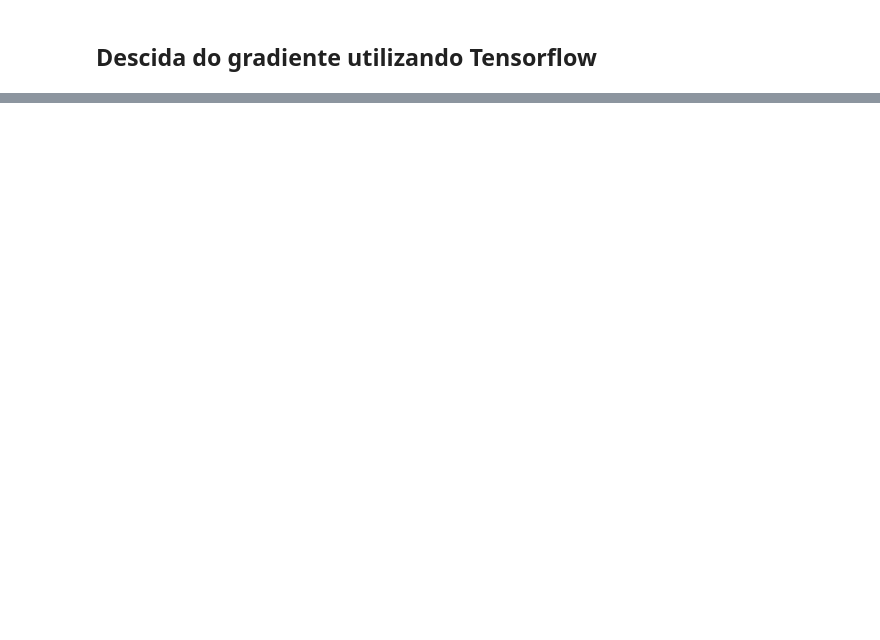
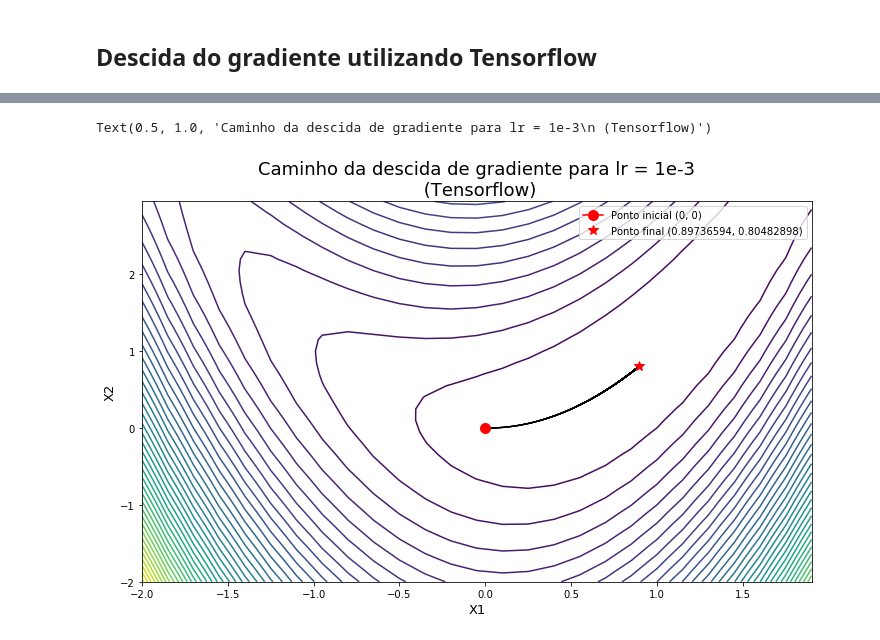
Before and after one commit to andisantos/MO431-432, a Jupyter notebook: MO431/T2/Tarefa_2_dre.ipynb, the cells around one changed output, grey strips where cells are left out. Cells and saved outputs as stored; diff of their text form; code cells hidden in the pictures; blank space fills up the shorter version.

```diff
--- a/MO431/T2/Tarefa_2_dre.ipynb
+++ b/MO431/T2/Tarefa_2_dre.ipynb
@@ -225,0 +290,10 @@ import tensorflow as tf
+# %%
+plot_gradient_descent(surface_x1,
+                      surface_x2,
+                      function_surface,
+                      x1_values,
+                      x2_values)
+plt.title("Caminho da descida de gradiente para lr = 1e-3\n (Tensorflow)", fontsize=18)
+# %% [output]
+Text(0.5, 1.0, 'Caminho da descida de gradiente para lr = 1e-3\n (Tensorflow)')
+[figure, added]
```
Also changed, not shown: parts of 10 cells of this notebook.
